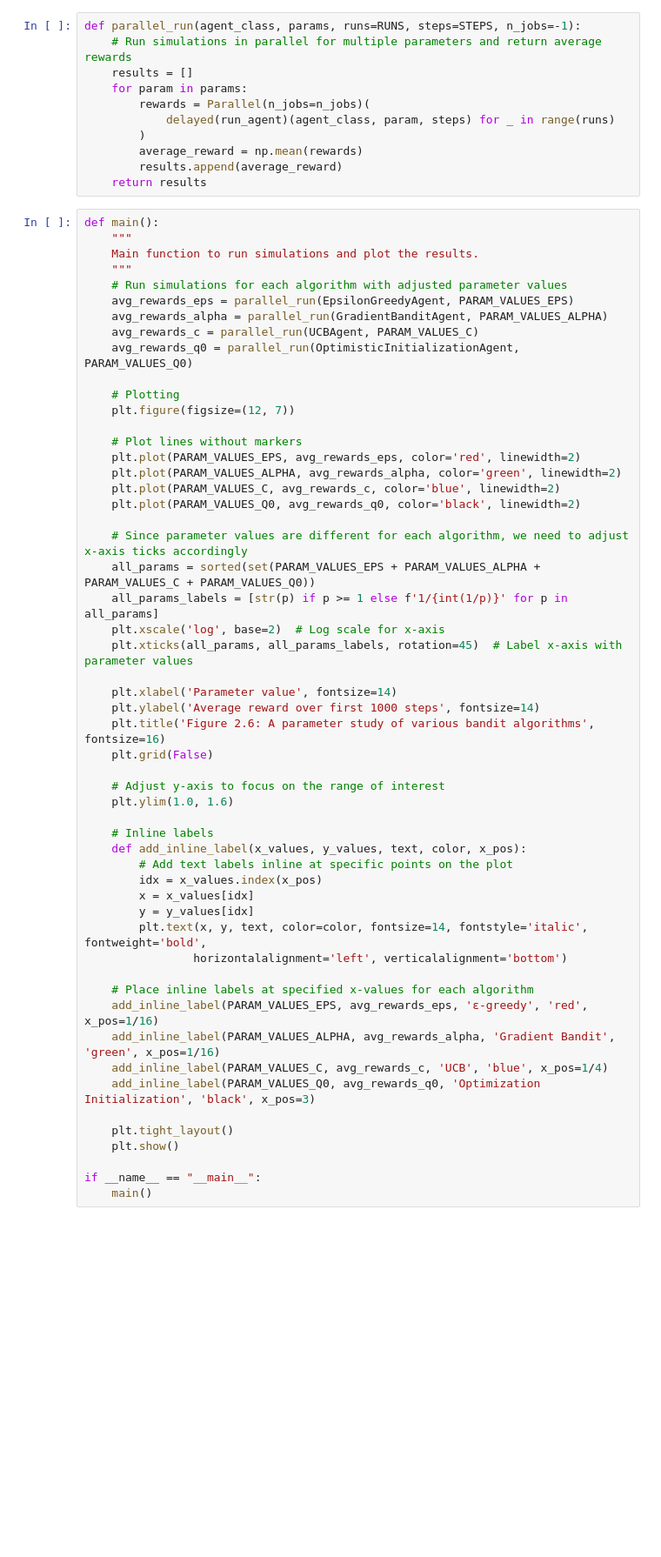
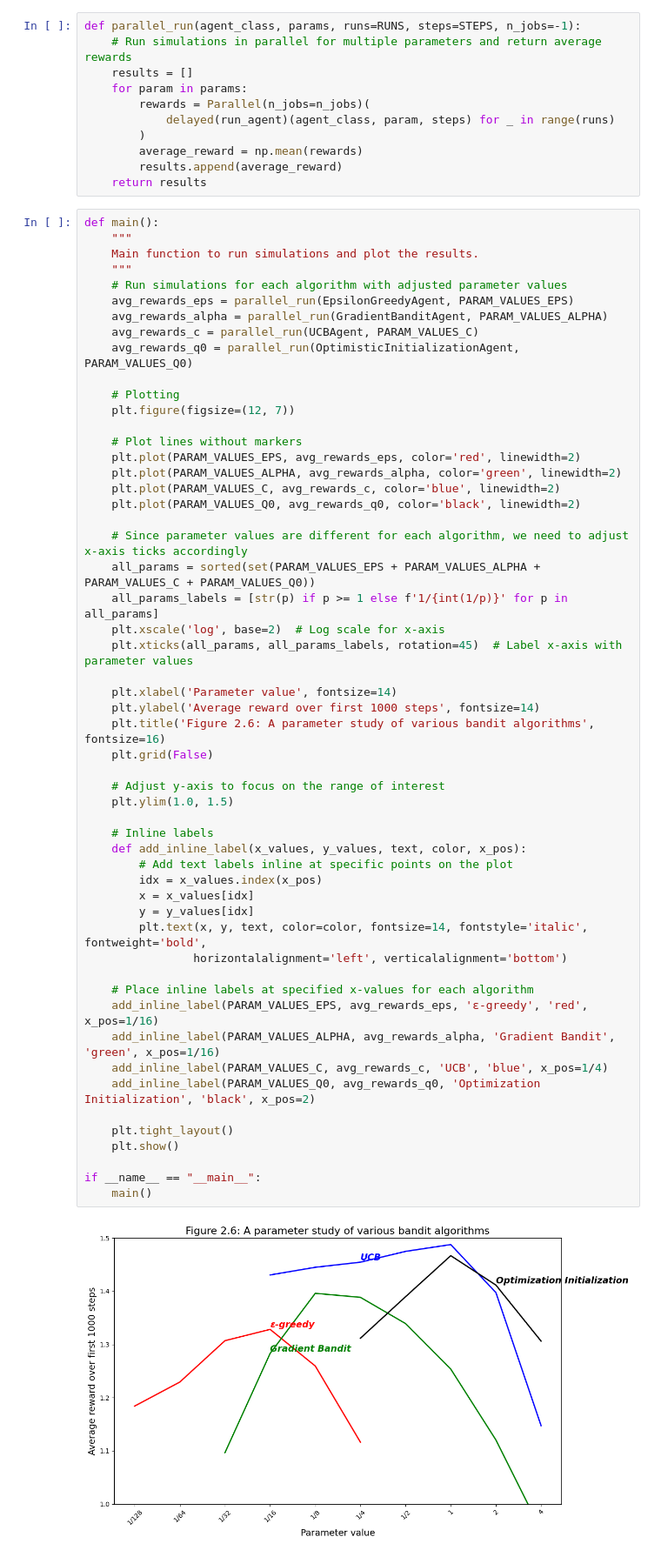
Before and after one commit to JCohen72/Reinforcement-Learning, a Jupyter notebook: bandit_algorithm_parameter_study.ipynb, the cells around one changed output. Shown at 87% size. Drawn from its saved outputs; the diff is of its cells as text; blank space fills up the shorter version.

Commit message:
Included results figure

```diff
--- a/bandit_algorithm_parameter_study.ipynb
+++ b/bandit_algorithm_parameter_study.ipynb
@@ -184,32 +181,34 @@ def main():
     all_params_labels = [str(p) if p >= 1 else f'1/{int(1/p)}' for p in all_params]
     plt.xscale('log', base=2)  # Log scale for x-axis
     plt.xticks(all_params, all_params_labels, rotation=45)  # Label x-axis with parameter values
 
     plt.xlabel('Parameter value', fontsize=14)
     plt.ylabel('Average reward over first 1000 steps', fontsize=14)
     plt.title('Figure 2.6: A parameter study of various bandit algorithms', fontsize=16)
     plt.grid(False)
 
     # Adjust y-axis to focus on the range of interest
-    plt.ylim(1.0, 1.6)
+    plt.ylim(1.0, 1.5)
 
     # Inline labels
     def add_inline_label(x_values, y_values, text, color, x_pos):
         # Add text labels inline at specific points on the plot
         idx = x_values.index(x_pos)
         x = x_values[idx]
         y = y_values[idx]
         plt.text(x, y, text, color=color, fontsize=14, fontstyle='italic', fontweight='bold',
                 horizontalalignment='left', verticalalignment='bottom')
 
     # Place inline labels at specified x-values for each algorithm
     add_inline_label(PARAM_VALUES_EPS, avg_rewards_eps, 'ε-greedy', 'red', x_pos=1/16)
     add_inline_label(PARAM_VALUES_ALPHA, avg_rewards_alpha, 'Gradient Bandit', 'green', x_pos=1/16)
     add_inline_label(PARAM_VALUES_C, avg_rewards_c, 'UCB', 'blue', x_pos=1/4)
-    add_inline_label(PARAM_VALUES_Q0, avg_rewards_q0, 'Optimization Initialization', 'black', x_pos=3)
+    add_inline_label(PARAM_VALUES_Q0, avg_rewards_q0, 'Optimization Initialization', 'black', x_pos=2)
 
     plt.tight_layout()
     plt.show()
 
 if __name__ == "__main__":
     main()
+# %% [output]
+[figure, added]
```
Also changed, not shown: parts of 1 cell of this notebook.
